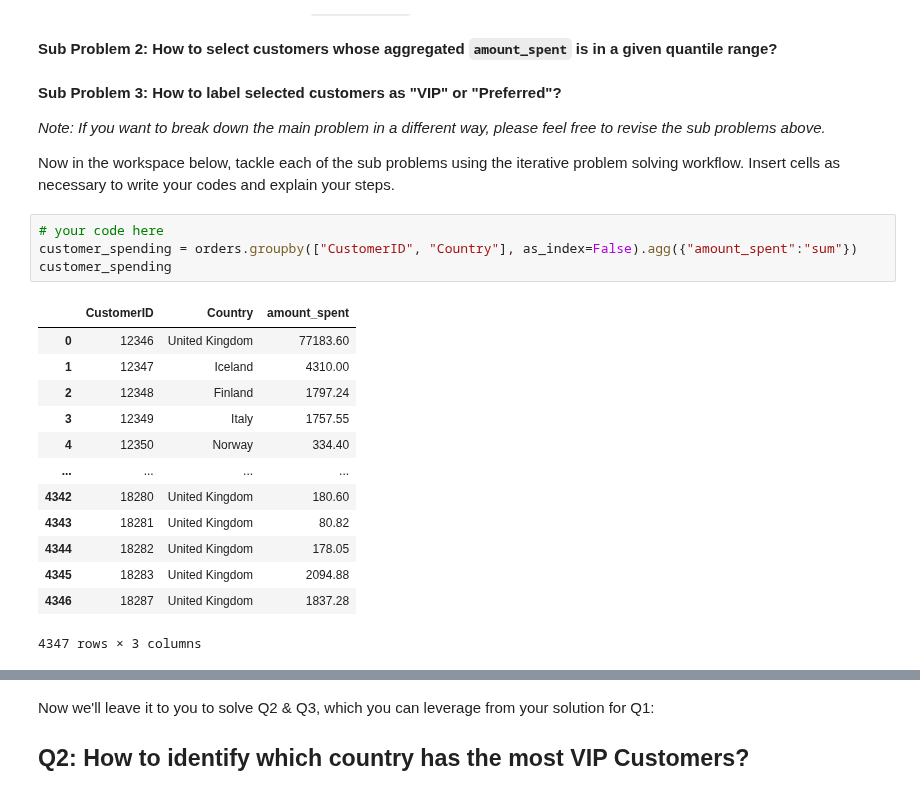
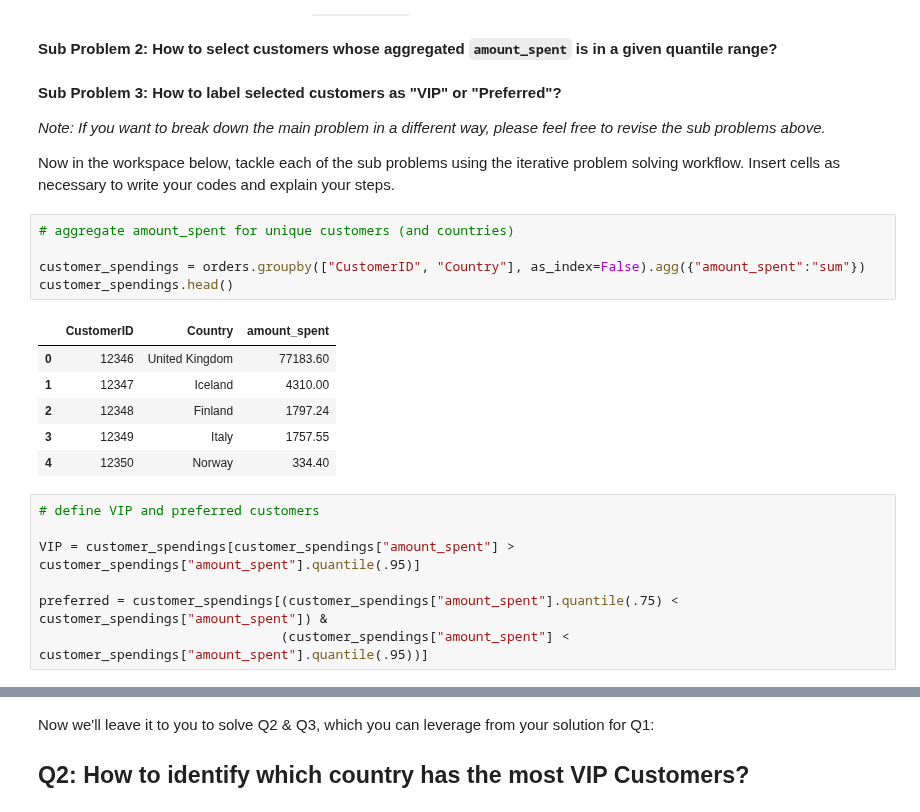
Before and after one commit to ta-data-lis/lab-dataframe-calculations, a Jupyter notebook: your-code/challenge-3.ipynb, the cells around one changed output, grey strips where cells are left out. Drawn from its saved outputs; the diff is of its cells as text.

```diff
--- a/your-code/challenge-3.ipynb
+++ b/your-code/challenge-3.ipynb
@@ -48,20 +48,21 @@ We break down the main problem into several sub problems:
 
 Now in the workspace below, tackle each of the sub problems using the iterative problem solving workflow. Insert cells as necessary to write your codes and explain your steps.
 # %%
-# your code here
-customer_spending = orders.groupby(["CustomerID", "Country"], as_index=False).agg({"amount_spent":"sum"})
-customer_spending
+# aggregate amount_spent for unique customers (and countries)
+
+customer_spendings = orders.groupby(["CustomerID", "Country"], as_index=False).agg({"amount_spent":"sum"})
+customer_spendings.head()
 # %% [output]
 |  | CustomerID | Country | amount_spent |
 | 0 | 12346 | United Kingdom | 77183.60 |
 | 1 | 12347 | Iceland | 4310.00 |
 | 2 | 12348 | Finland | 1797.24 |
 | 3 | 12349 | Italy | 1757.55 |
 | 4 | 12350 | Norway | 334.40 |
-| ... | ... | ... | ... |
-| 4342 | 18280 | United Kingdom | 180.60 |
-| 4343 | 18281 | United Kingdom | 80.82 |
-| 4344 | 18282 | United Kingdom | 178.05 |
-| 4345 | 18283 | United Kingdom | 2094.88 |
-| 4346 | 18287 | United Kingdom | 1837.28 |
-4347 rows × 3 columns
+# %%
+# define VIP and preferred customers
+
+VIP = customer_spendings[customer_spendings["amount_spent"] > customer_spendings["amount_spent"].quantile(.95)]
+
+preferred = customer_spendings[(customer_spendings["amount_spent"].quantile(.75) < customer_spendings["amount_spent"]) &
+                               (customer_spendings["amount_spent"] < customer_spendings["amount_spent"].quantile(.95))]
```
Also changed, not shown: parts of 7 cells of this notebook, 2 other files.
